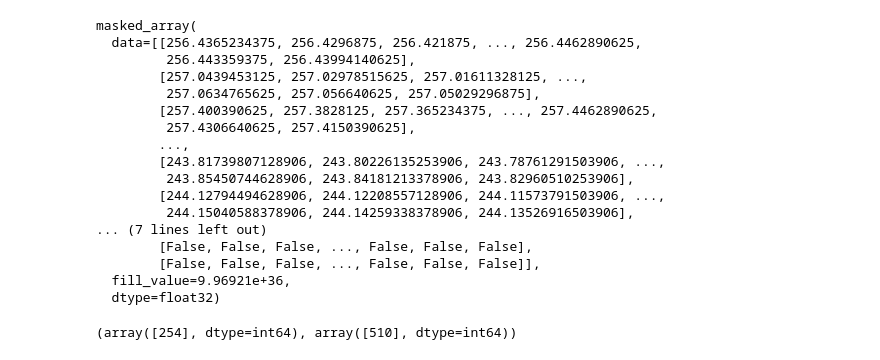
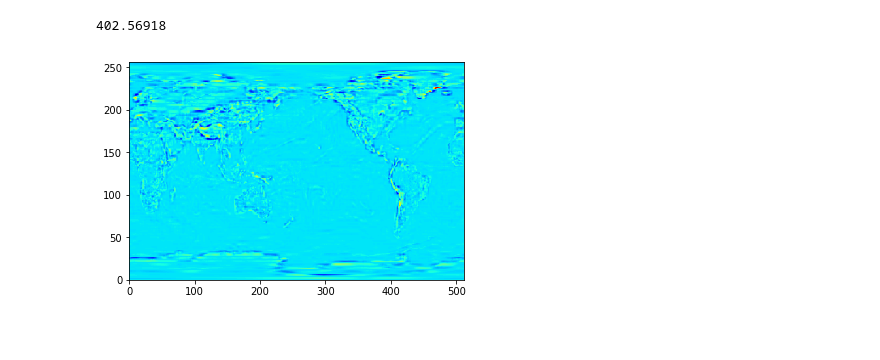
Before and after one commit to patrick-kidger/MPE-CDT-Project, a Jupyter notebook: project.ipynb, the cells around one changed output. Drawn from its saved outputs; the diff is of its cells as text; code cells hidden in the pictures; blank space fills up the shorter version.

```diff
--- a/project.ipynb
+++ b/project.ipynb
@@ -85,24 +32,0 @@ masked_array(
-# %%
-temp_data.variables["t2m"][0, ::-1, :]
-# %% [output]
-masked_array(
-  data=[[256.4365234375, 256.4296875, 256.421875, ..., 256.4462890625,
-         256.443359375, 256.43994140625],
-        [257.0439453125, 257.02978515625, 257.01611328125, ...,
-         257.0634765625, 257.056640625, 257.05029296875],
-        [257.400390625, 257.3828125, 257.365234375, ..., 257.4462890625,
-         257.4306640625, 257.4150390625],
-        ...,
-        [243.81739807128906, 243.80226135253906, 243.78761291503906, ...,
-         243.85450744628906, 243.84181213378906, 243.82960510253906],
-        [244.12794494628906, 244.12208557128906, 244.11573791503906, ...,
-         244.15040588378906, 244.14259338378906, 244.13526916503906],
-... (7 lines left out)
-        [False, False, False, ..., False, False, False],
-        [False, False, False, ..., False, False, False]],
-  fill_value=9.96921e+36,
-  dtype=float32)
-# %%
- np.where(temp_data.variables["t2m"][0, ::-1, :] == 244.14259338378906)
-# %% [output]
-(array([254], dtype=int64), array([510], dtype=int64))
@@ -110,0 +33,48 @@ x = temp_data.variables["t2m"][0]
+# %%
+# If this was a bit more clever it wouldn't need the sep passed to it, but this is much simpler to code!
+class Interpolater:
+    def __init__(self, sep):
+        self.sep = sep
+
+    @staticmethod
+    def local_interpolater(interpolate_func):
+        def local_interpolater_inner(self, c_data):
+            return_data = np.empty(f_shape, dtype=np.float32)
+            for y in range(f_shape[0]):
+                for x in range(f_shape[1]):
+                    return_data[y, x] = interpolate_func(self, x, y, c_data)
+            return return_data
+        return local_interpolater_inner
+
+    def zero_func(self, x, y, c_data):
+        if y % self.sep == 0 and x % self.sep == 0:  # Known data
+            return c_data[y // self.sep, x // self.sep]
+        else:
+            return 0
+
+    def mean_func(self, x, y, c_data):
+        c_shape = c_data.shape
+        prop_x = (x % self.sep) / self.sep
+        prop_y = (y % self.sep) / self.sep
+        return (
+                (1 - prop_x) * (1 - prop_y) * c_data[y // self.sep, x // self.sep] +
+                prop_x       * (1 - prop_y) * c_data[y // self.sep, (1 + x // self.sep) % c_shape[1]] +        # x axis wraps around; this is
+                (1 - prop_x) * prop_y       * c_data[min(c_shape[0] - 1, 1 + y // self.sep), x // self.sep] +  # a first approximation to that
+                prop_x       * prop_y       * c_data[min(c_shape[0] - 1, 1 + y // self.sep), (1 + x // self.sep) % c_shape[1]]
+               )
+
+    separate_data = local_interpolater.__func__(zero_func)
+    average_data = local_interpolater.__func__(mean_func)
+# %%
+sep = 4
+fine_data = get_fine_data(0)
+coarse_data = Coarsener(sep=sep).coarsen(fine_data)
+
+averaged_data = Interpolater(sep=sep).average_data(coarse_data)
+rms(averaged_data, fine_data)
+# %% [output]
+402.56918
+# %%
+Plotter.plot_diff(averaged_data, fine_data)
+# %% [output]
+[figure, added]
```
Also changed, not shown: parts of 6 cells of this notebook.
